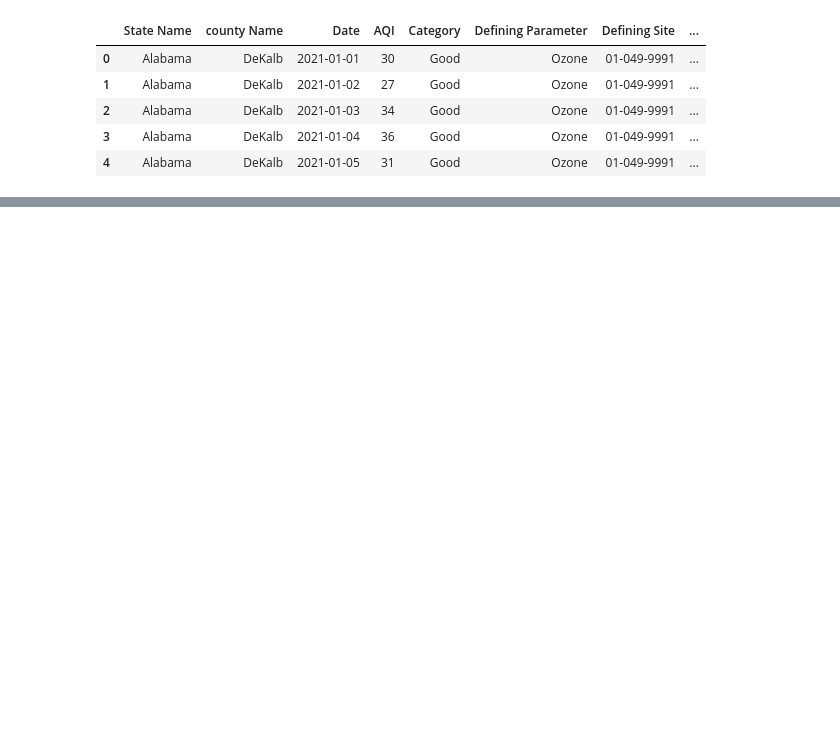
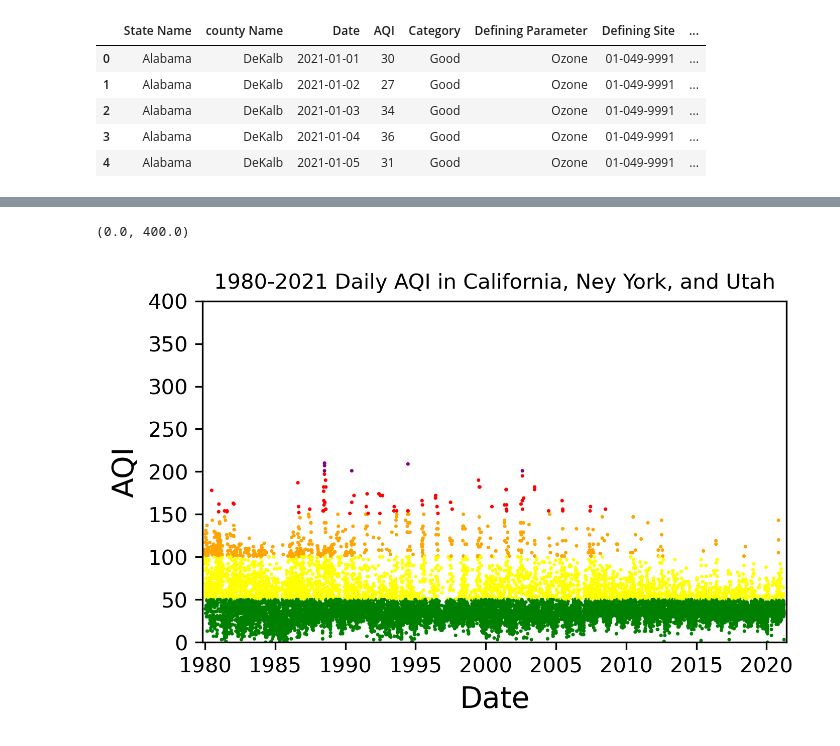
Before and after one commit to aqi-science/notebook, a Jupyter notebook: AQI_scrapper.ipynb, the cells around one changed output, grey strips where cells are left out. Cells and saved outputs as stored; diff of their text form; code cells hidden in the pictures; blank space fills up the shorter version.

```diff
--- a/AQI_scrapper.ipynb
+++ b/AQI_scrapper.ipynb
@@ -183,12 +245,18 @@ aqi_df['Date']=pd.to_datetime(aqi_df['Date'], format = '%Y-%m-%d')
 # %%
 
-plt.figure(figsize=(10, 6), dpi=300)    # create a new figure, set size and resolution (dpi)
-plt.scatter(aqi_df['Date'], aqi_df['AQI'], c=aqi_df['Category'])  # add data to the plot
+aqi_ny['AQI'].plot(ax=ax)
+
+
+plt.figure(figsize=(5, 3), dpi=300)    # create a new figure, set size and resolution (dpi)
+plt.scatter(aqi_ny['Date'], aqi_ny['AQI'], c=aqi_ny['Category'].apply(lambda x: color_type[x]), s=0.5)
 
 #plt.legend(scatterpoints=1, handles='County Code', frameon=False, labelspacing=1, title='County Code')
 
-plt.title('1980-2021 Daily AQI in California, Ney York, and Utah', fontsize=16)
+plt.title('1980-2021 Daily AQI in California, Ney York, and Utah', fontsize=10)
 plt.xlabel('Date', fontsize=14)
 plt.ylabel('AQI', fontsize=14)
-plt.xlim([np.datetime64('2020-01-01'), np.datetime64('2020-12-31')])
-plt.ylim(0,500)
+plt.xlim([np.datetime64('1979-11-01'), np.datetime64('2021-05-31')])
+plt.ylim(0,400)
+# %% [output]
+(0.0, 400.0)
+[figure, added]
```
Also changed, not shown: parts of 27 cells of this notebook, 1 other file.
